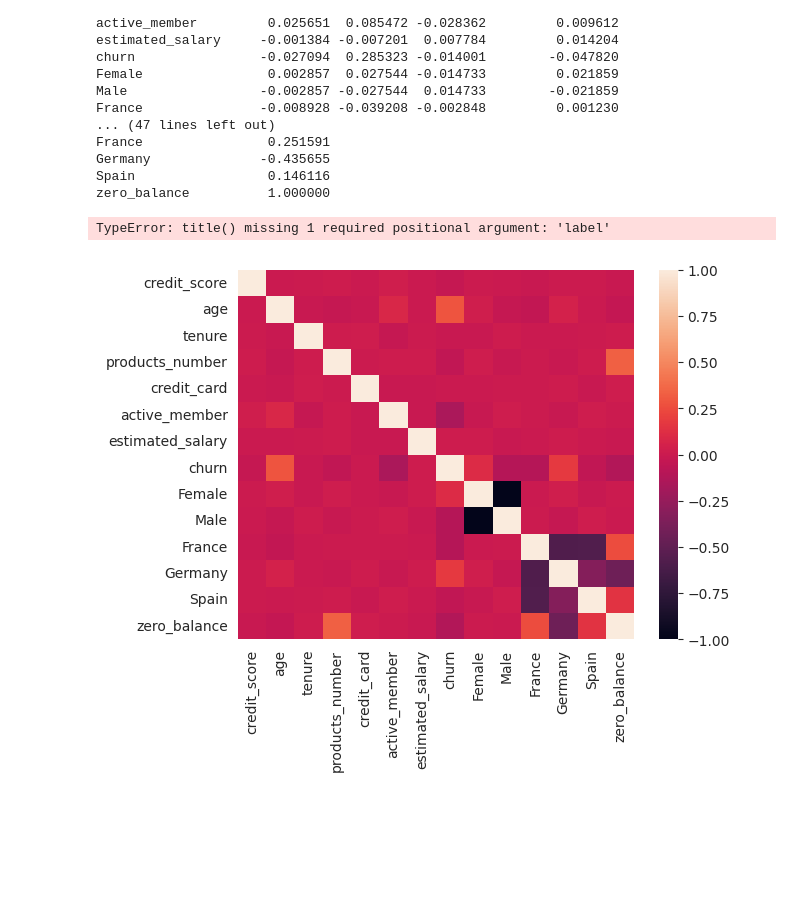
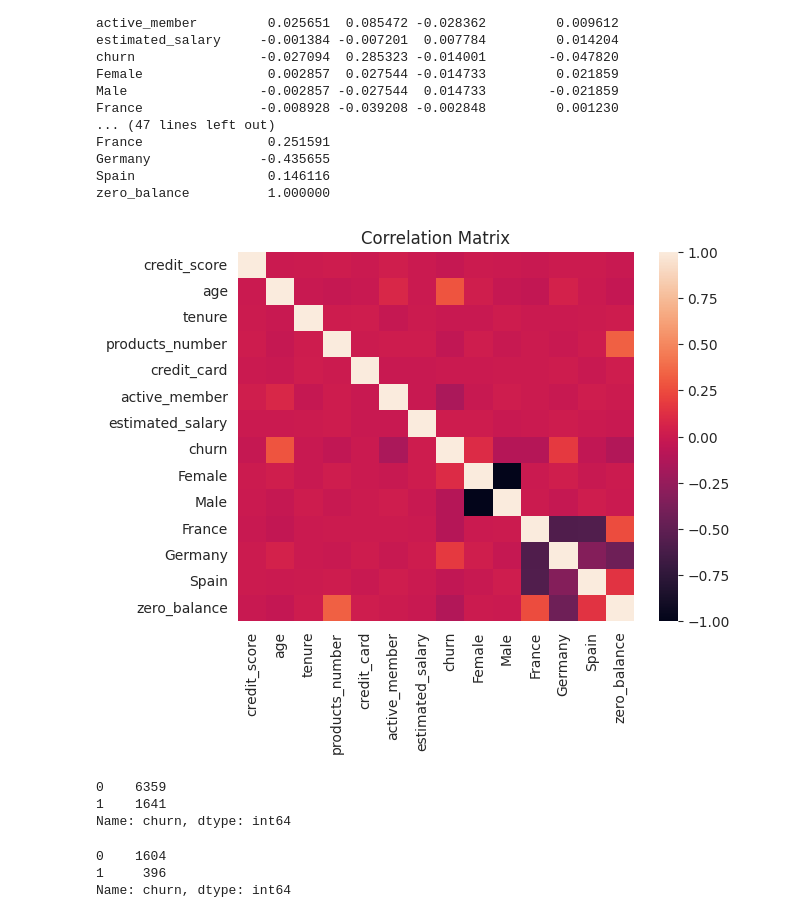
Before and after one commit to mmwitters/CDA_Project, a Jupyter notebook: Final Project.ipynb, the cells around one changed output. Saved outputs shown, nothing was run; the diff lists cells and outputs as text; code cells hidden in the pictures; blank space fills up the shorter version.

Commit message:
Update to test train split

```diff
--- a/Final Project.ipynb
+++ b/Final Project.ipynb
@@ -226,8 +233,7 @@ Spain                 0.146116
 zero_balance          1.000000
 # %%
 sns.heatmap(corr_matrix)
-plt.title(main="Correlation Matrix for Variables")
+plt.title(label="Correlation Matrix")
 plt.show()
 # %% [output]
-TypeError: title() missing 1 required positional argument: 'label'
-[figure, old version]
+[figure, new version]
@@ -233,0 +242,12 @@ TypeError: title() missing 1 required positional argument: 'label'
+# %%
+train['churn'].value_counts()
+# %% [output]
+0    6359
+1    1641
+Name: churn, dtype: int64
+# %%
+test['churn'].value_counts()
+# %% [output]
+0    1604
+1     396
+Name: churn, dtype: int64
```
Also changed, not shown: parts of 3 cells of this notebook.
